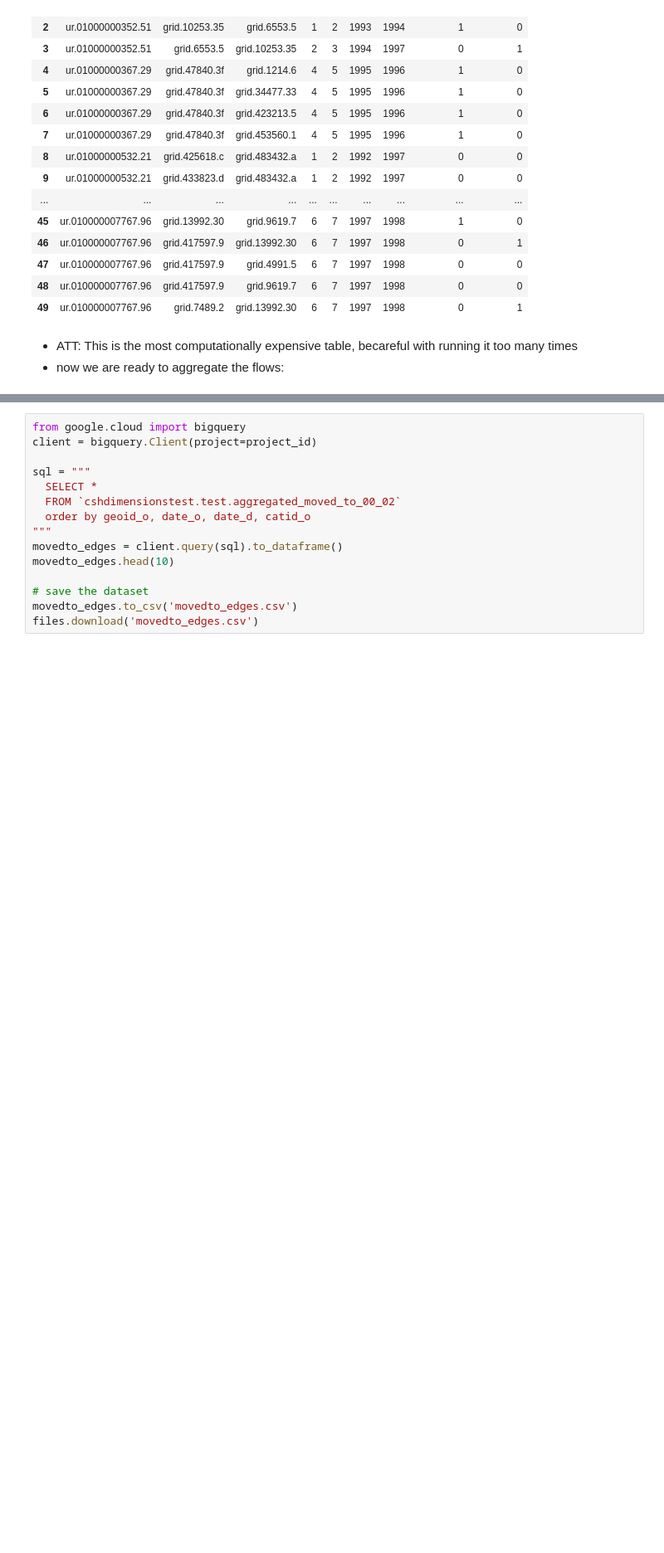
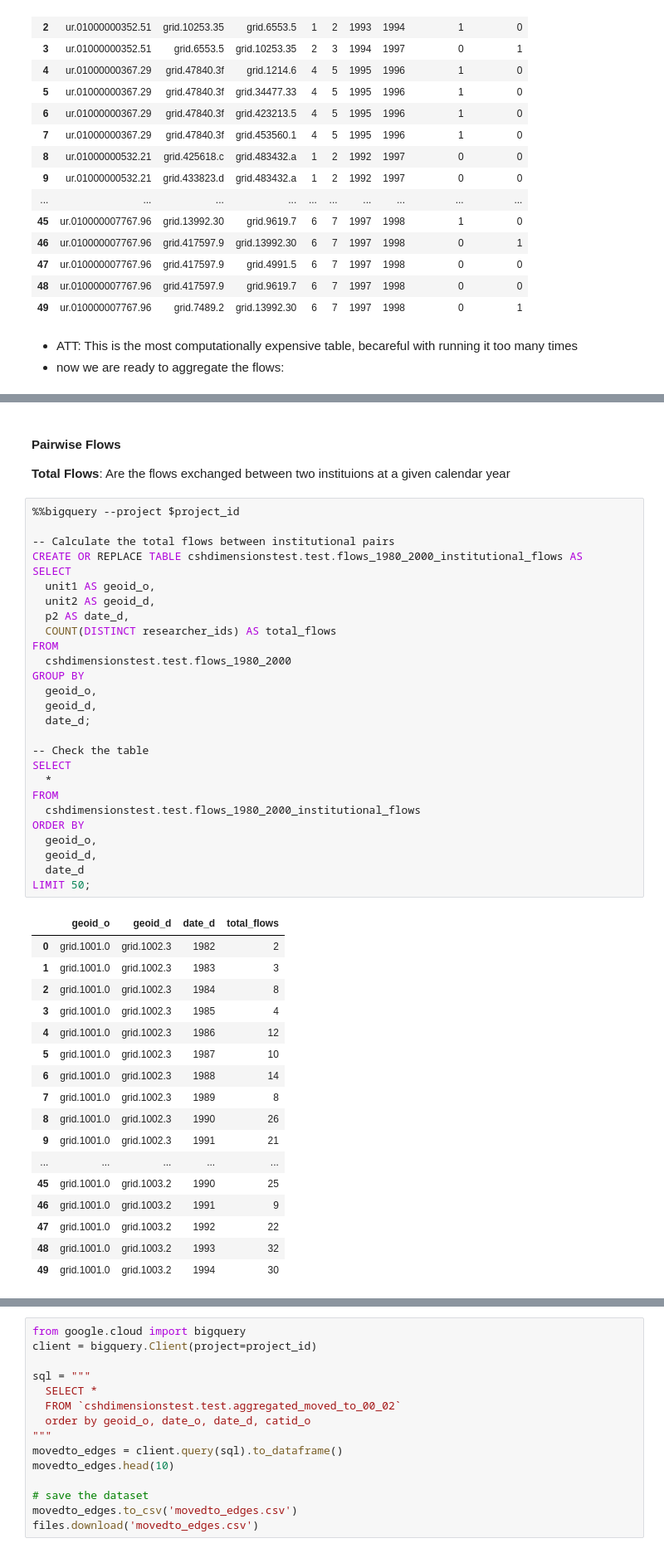
Before and after one commit to complexity-science-hub/SciFlows, a Jupyter notebook: Flows_1980_2000_first_level_for.ipynb, the cells around one changed output, grey strips where cells are left out. Shown at 83% size. Cells and saved outputs as stored; diff of their text form; blank space fills up the shorter version.

```diff
--- a/Flows_1980_2000_first_level_for.ipynb
+++ b/Flows_1980_2000_first_level_for.ipynb
@@ -770,0 +575,48 @@ limit 10
+# %% [markdown]
+#### Pairwise Flows
+ **Total Flows**: Are the flows exchanged between two instituions at a given calendar year
+# %%
+%%bigquery --project $project_id
+
+-- Calculate the total flows between institutional pairs
+CREATE OR REPLACE TABLE cshdimensionstest.test.flows_1980_2000_institutional_flows AS
+SELECT
+  unit1 AS geoid_o,
+  unit2 AS geoid_d,
+  p2 AS date_d,
+  COUNT(DISTINCT researcher_ids) AS total_flows
+FROM
+  cshdimensionstest.test.flows_1980_2000
+GROUP BY
+  geoid_o,
+  geoid_d,
+  date_d;
+
+-- Check the table
+SELECT
+  *
+FROM
+  cshdimensionstest.test.flows_1980_2000_institutional_flows
+ORDER BY
+  geoid_o,
+  geoid_d,
+  date_d
+LIMIT 50;
+# %% [output]
+|  | geoid_o | geoid_d | date_d | total_flows |
+| 0 | grid.1001.0 | grid.1002.3 | 1982 | 2 |
+| 1 | grid.1001.0 | grid.1002.3 | 1983 | 3 |
+| 2 | grid.1001.0 | grid.1002.3 | 1984 | 8 |
+| 3 | grid.1001.0 | grid.1002.3 | 1985 | 4 |
+| 4 | grid.1001.0 | grid.1002.3 | 1986 | 12 |
+| 5 | grid.1001.0 | grid.1002.3 | 1987 | 10 |
+| 6 | grid.1001.0 | grid.1002.3 | 1988 | 14 |
+| 7 | grid.1001.0 | grid.1002.3 | 1989 | 8 |
+| 8 | grid.1001.0 | grid.1002.3 | 1990 | 26 |
+| 9 | grid.1001.0 | grid.1002.3 | 1991 | 21 |
+| ... | ... | ... | ... | ... |
+| 45 | grid.1001.0 | grid.1003.2 | 1990 | 25 |
+| 46 | grid.1001.0 | grid.1003.2 | 1991 | 9 |
+| 47 | grid.1001.0 | grid.1003.2 | 1992 | 22 |
+| 48 | grid.1001.0 | grid.1003.2 | 1993 | 32 |
+| 49 | grid.1001.0 | grid.1003.2 | 1994 | 30 |
```
Also changed, not shown: parts of 37 cells of this notebook.
